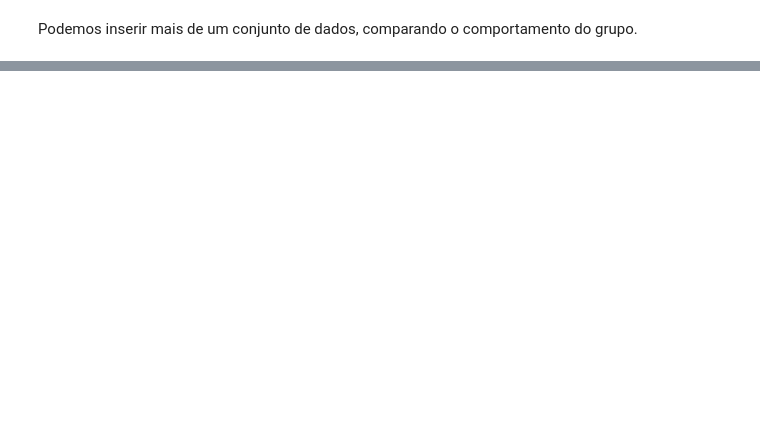
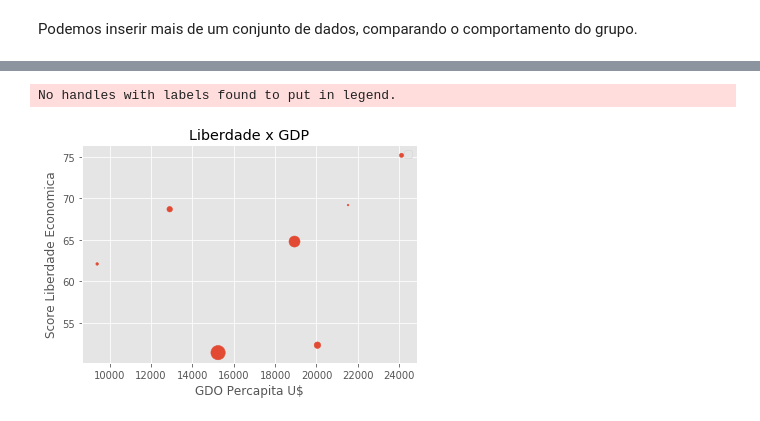
Before and after one commit to rdemarqui/data_science_basico, a Jupyter notebook: Python/04 Matplotlib/03.04 Scatter Plot.ipynb, the cells around one changed output, grey strips where cells are left out. Saved outputs shown, nothing was run; the diff lists cells and outputs as text; code cells hidden in the pictures; blank space fills up the shorter version.

```diff
--- a/Python/04 Matplotlib/03.04 Scatter Plot.ipynb
+++ b/Python/04 Matplotlib/03.04 Scatter Plot.ipynb
@@ -66,0 +74,18 @@ Podemos verificar acima que uma maior liberdade econômica possui correlação p
+# %%
+pais = ['Argentina', 'Brazil', 'Chile', 'Mexico', 'Paraguay', 'Peru', 'Uruguay']
+
+gdpPerCapita = [20047, 15242, 24113, 18938, 9396, 12903, 21527]
+scoreLibEcon = [52.3, 51.4, 75.2, 64.8, 62.1, 68.7, 69.2]
+populacao = [43, 206, 18, 122, 7, 31, 3]
+
+plt.scatter(gdpPerCapita, scoreLibEcon, s=populacao)
+
+plt.xlabel('GDO Percapita U$') # Rótulo eixo x
+plt.ylabel('Score Liberdade Economica') # Rótilo eixo y
+plt.title('Liberdade x GDP') # Título do gráfico
+plt.legend()
+
+plt.show()
+# %% [output]
+No handles with labels found to put in legend.
+[figure, added]
```
Also changed, not shown: parts of 6 cells of this notebook, 3 other files.
